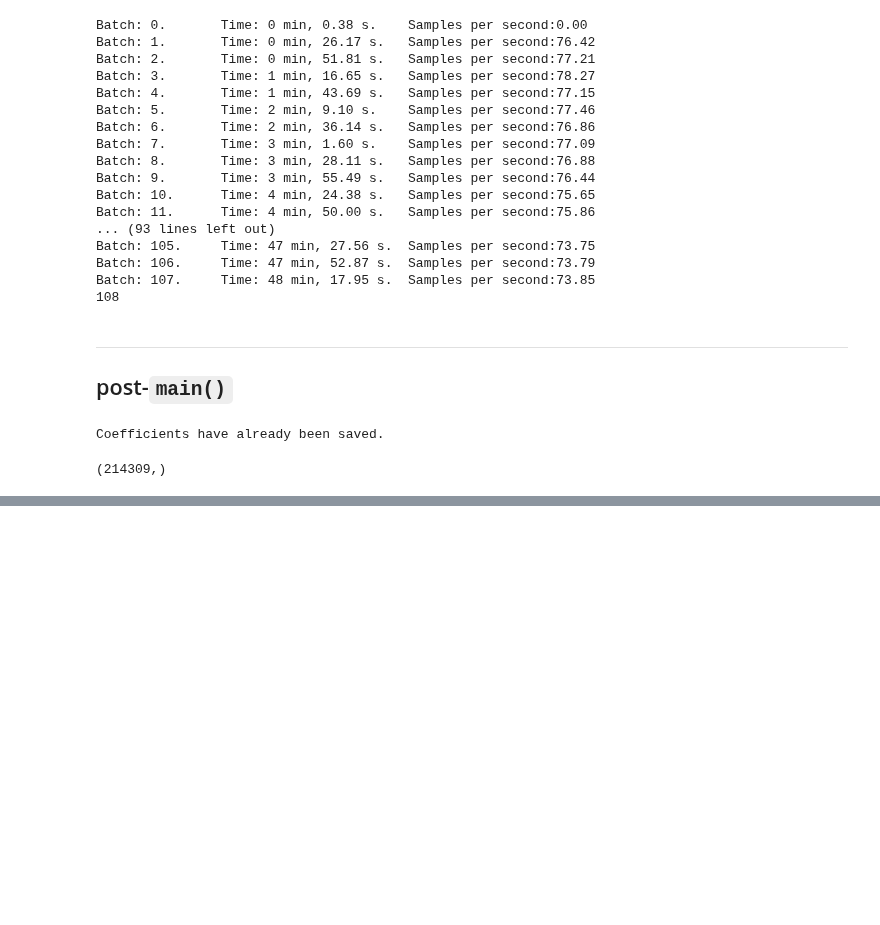
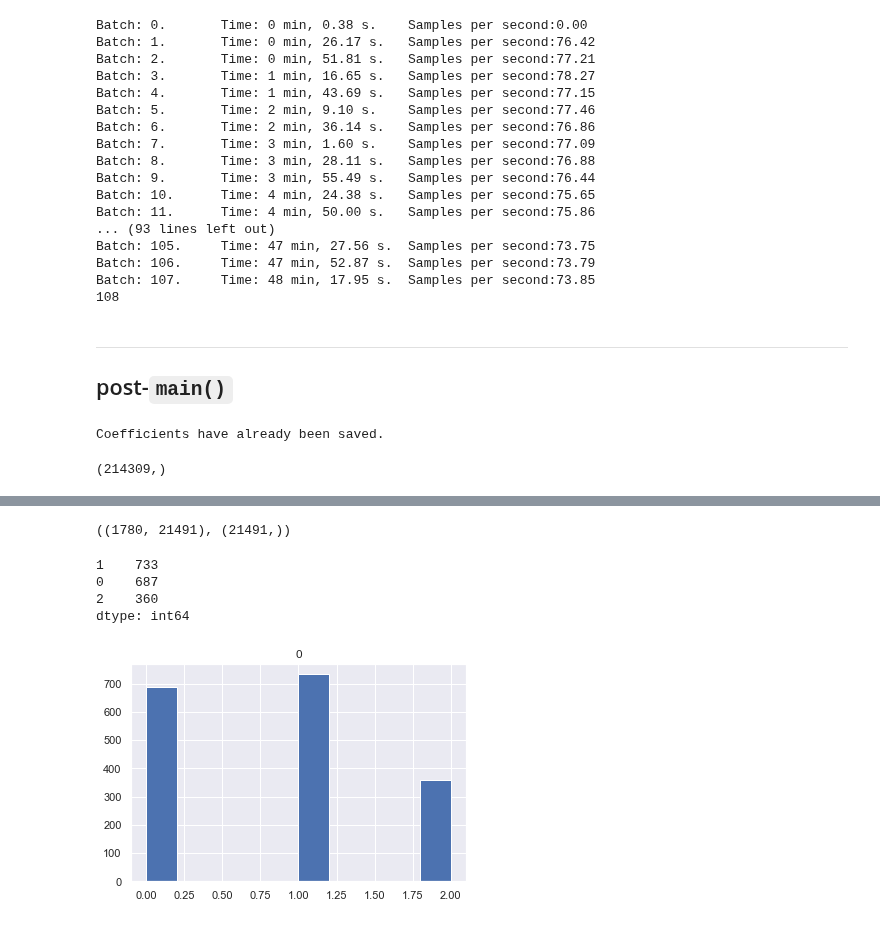
Before and after one commit to Unique-Divine/GANs-for-Genomics, a Jupyter notebook: Sandbox.ipynb, the cells around one changed output, grey strips where cells are left out. Drawn from its saved outputs; the diff is of its cells as text; code cells hidden in the pictures; blank space fills up the shorter version.

```diff
--- a/Sandbox.ipynb
+++ b/Sandbox.ipynb
@@ -285,0 +398,13 @@ indices=tensor([171609, 145098, 171605,  ...,  98779, 158071, 159334]))
+# %%
+np.hstack(Xs).shape, np.concatenate(SNP_names_list).shape
+# %% [output]
+((1780, 21491), (21491,))
+# %%
+pd.DataFrame(Y).hist()
+pd.DataFrame(Y).value_counts()
+# %% [output]
+1    733
+0    687
+2    360
+dtype: int64
+[figure, added]
```
Also changed, not shown: parts of 18 cells of this notebook.
